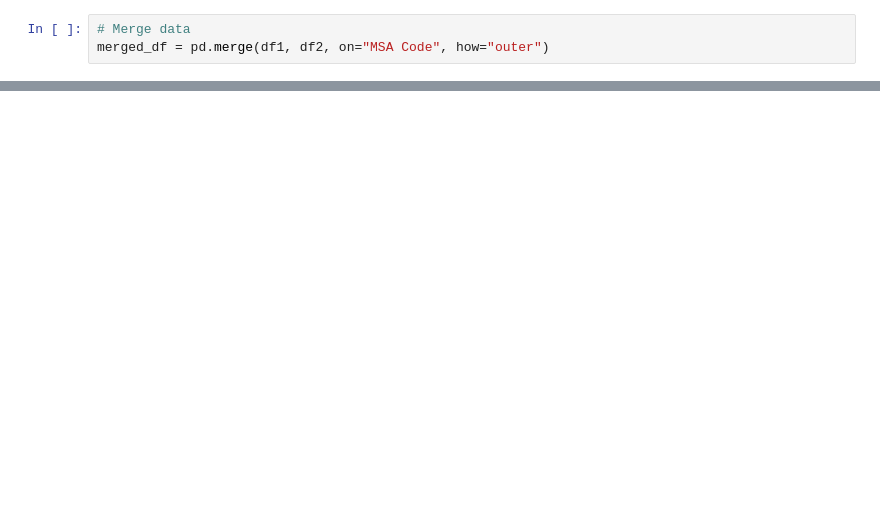
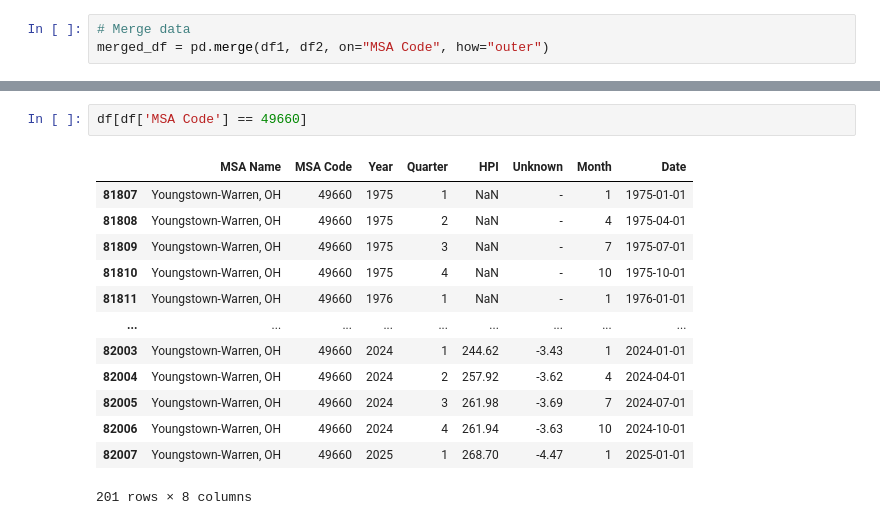
Before and after one commit to SamVirsik/Atrium-Loan-Default-Backup, a Jupyter notebook: Exploration/MSA_Info_Compilation.ipynb, the cells around one changed output, grey strips where cells are left out. Cells and saved outputs as stored; diff of their text form; blank space fills up the shorter version.

```diff
--- a/Exploration/MSA_Info_Compilation.ipynb
+++ b/Exploration/MSA_Info_Compilation.ipynb
@@ -10,0 +381,16 @@ df.to_csv("MSA_Compiled_Info.csv", index=False)
+# %%
+df[df['MSA Code'] == 49660]
+# %% [output]
+|  | MSA Name | MSA Code | Year | Quarter | HPI | Unknown | Month | Date |
+| 81807 | Youngstown-Warren, OH | 49660 | 1975 | 1 | NaN | - | 1 | 1975-01-01 |
+| 81808 | Youngstown-Warren, OH | 49660 | 1975 | 2 | NaN | - | 4 | 1975-04-01 |
+| 81809 | Youngstown-Warren, OH | 49660 | 1975 | 3 | NaN | - | 7 | 1975-07-01 |
+| 81810 | Youngstown-Warren, OH | 49660 | 1975 | 4 | NaN | - | 10 | 1975-10-01 |
+| 81811 | Youngstown-Warren, OH | 49660 | 1976 | 1 | NaN | - | 1 | 1976-01-01 |
+| ... | ... | ... | ... | ... | ... | ... | ... | ... |
+| 82003 | Youngstown-Warren, OH | 49660 | 2024 | 1 | 244.62 | -3.43 | 1 | 2024-01-01 |
+| 82004 | Youngstown-Warren, OH | 49660 | 2024 | 2 | 257.92 | -3.62 | 4 | 2024-04-01 |
+| 82005 | Youngstown-Warren, OH | 49660 | 2024 | 3 | 261.98 | -3.69 | 7 | 2024-07-01 |
+| 82006 | Youngstown-Warren, OH | 49660 | 2024 | 4 | 261.94 | -3.63 | 10 | 2024-10-01 |
+| 82007 | Youngstown-Warren, OH | 49660 | 2025 | 1 | 268.70 | -4.47 | 1 | 2025-01-01 |
+201 rows × 8 columns
```
Also changed, not shown: parts of 83 cells of this notebook, 1 other file.
